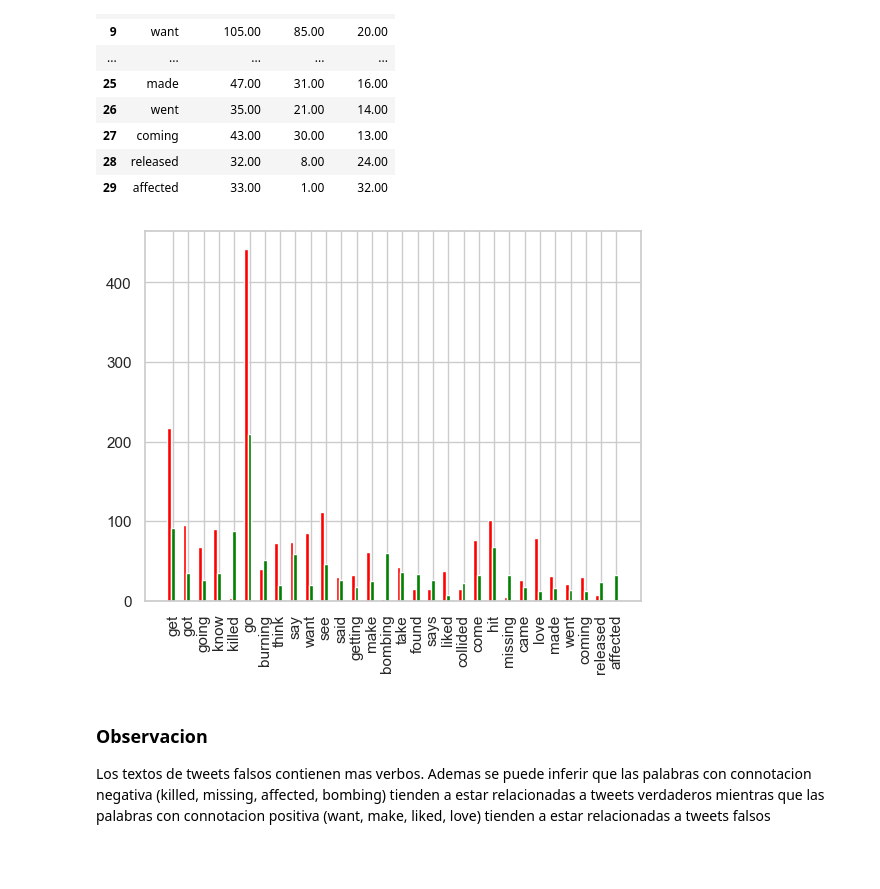
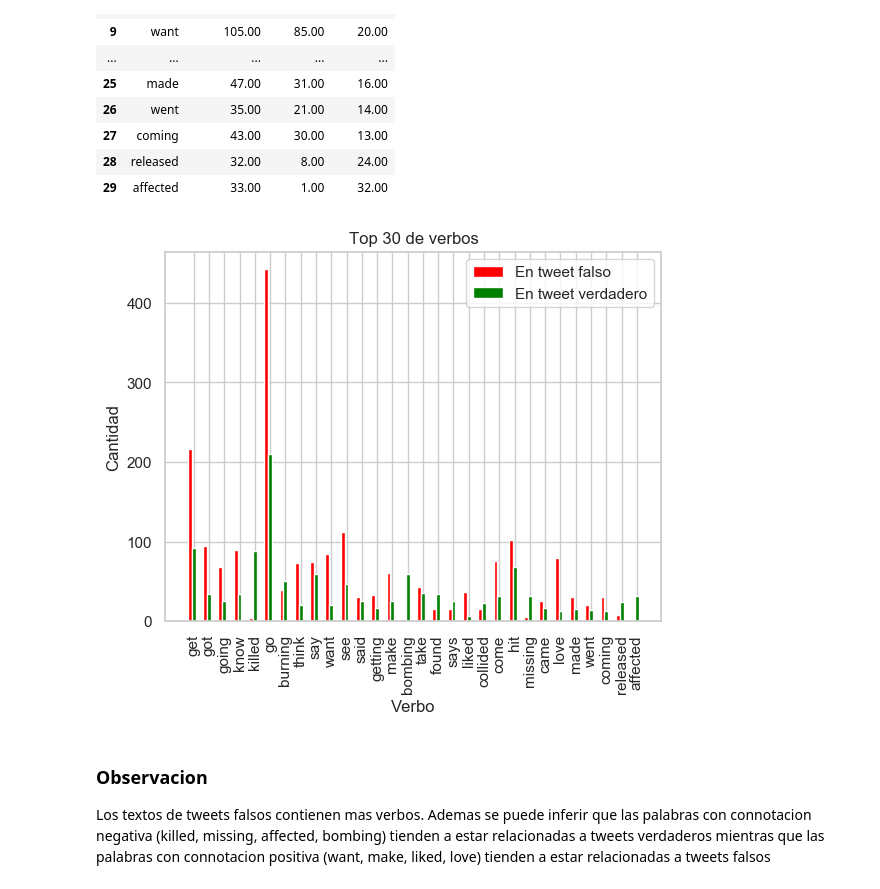
Before and after one commit to GastonMontes/1ro-2020-7506-TP1, a Jupyter notebook: Analisis Texto con libreria nltk.ipynb, the cells around one changed output. Drawn from its saved outputs; the diff is of its cells as text; code cells hidden in the pictures; blank space fills up the shorter version.

```diff
--- a/Analisis Texto con libreria nltk.ipynb
+++ b/Analisis Texto con libreria nltk.ipynb
@@ -149,19 +153,23 @@ top_30_verb_by_target
 # %%
 # bar graphs
 fig, ax = plt.subplots()
 x = np.arange(top_30_verb_by_target.shape[0])
 width = 0.25
 
 target_0 = top_30_verb_by_target.target_0.to_numpy();
 target_1 = top_30_verb_by_target.target_1.to_numpy();
 
-ax.bar(x, target_0, width, color='red')
-ax.bar(x + width, target_1 , width, color='green')
+ax.bar(x, target_0, width, color='red', label='En tweet falso')
+ax.bar(x + width, target_1 , width, color='green', label='En tweet verdadero')
 ax.set_xticks(x + width)
 ax.set_xticklabels(top_30_verb_by_target.word, rotation='vertical')
+plt.title("Top 30 de verbos")
+plt.xlabel("Verbo")
+plt.ylabel("Cantidad")
+ax.legend()
 plt.show()
 # %% [output]
-[figure, old version]
+[figure, new version]
 # %% [markdown]
 ### Observacion
 Los textos de tweets falsos contienen mas verbos. Ademas se puede inferir que las palabras con connotacion negativa (killed, missing, affected, bombing) tienden a estar relacionadas a tweets verdaderos mientras que las palabras con connotacion positiva (want, make, liked, love) tienden a estar relacionadas a tweets falsos
```
Also changed, not shown: parts of 15 cells of this notebook, 1 other file.
